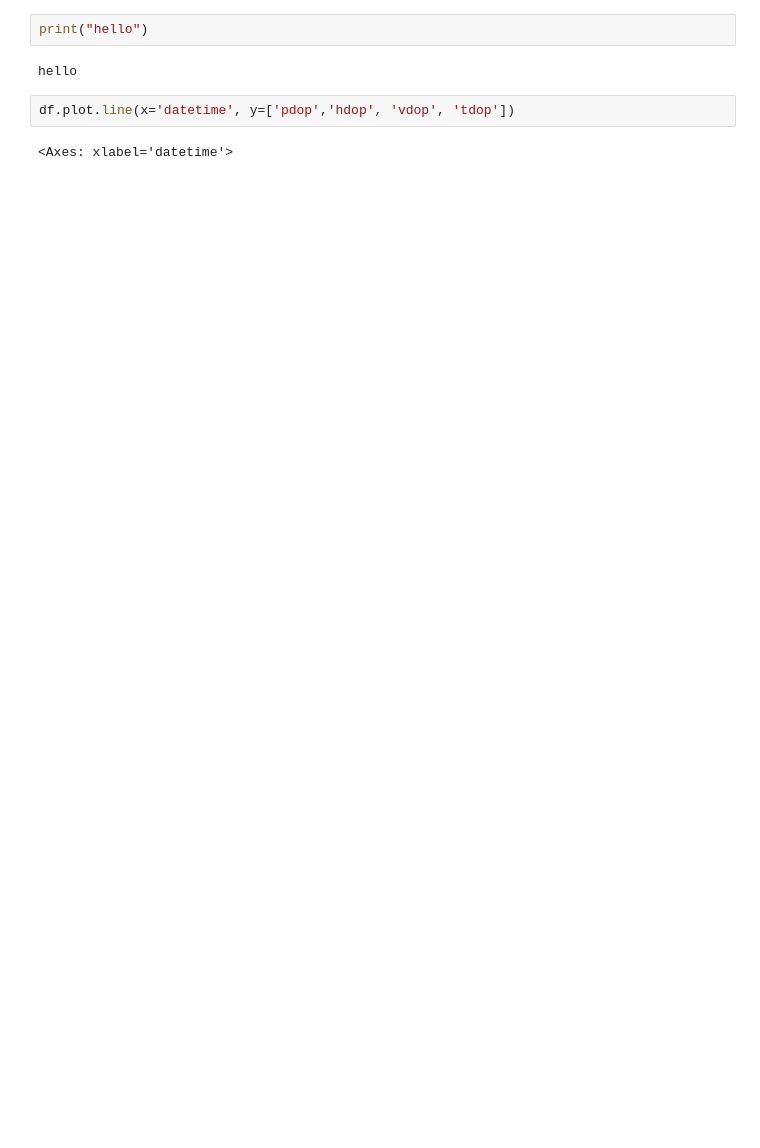
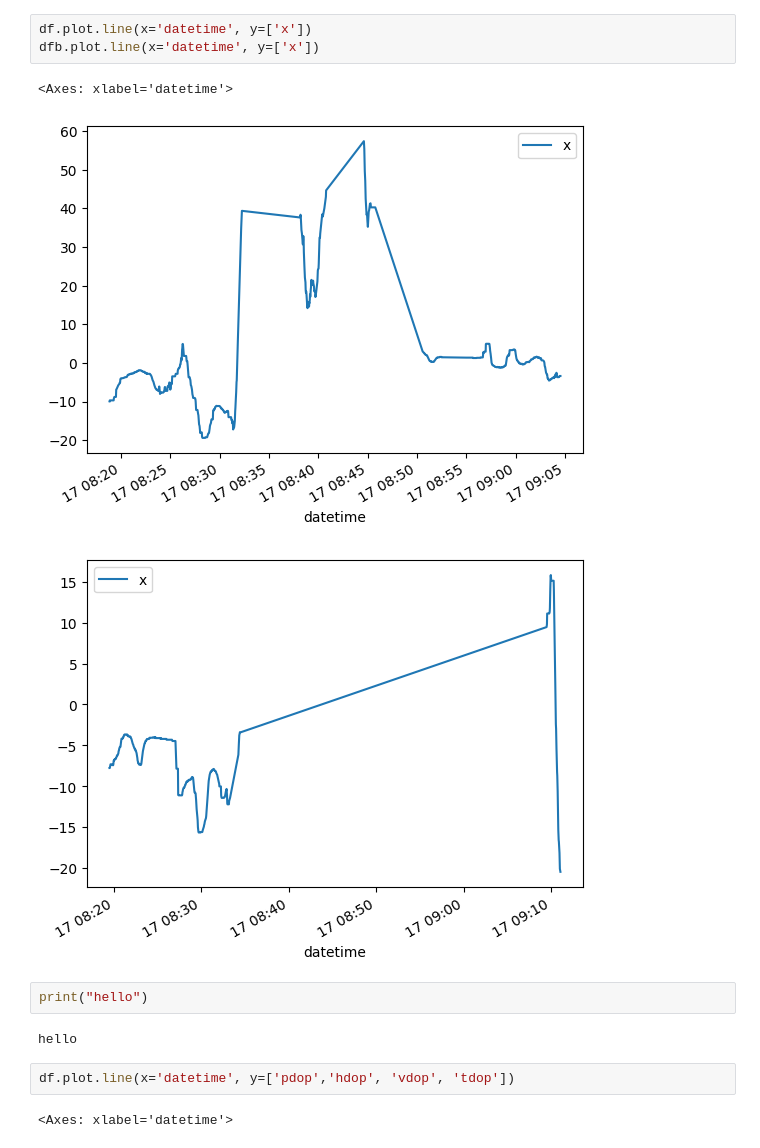
Before and after one commit to msaunby/spresense-projects, a Jupyter notebook: python-code/read-both.ipynb, the cells around one changed output. Saved outputs shown, nothing was run; the diff lists cells and outputs as text; blank space fills up the shorter version.

```diff
--- a/python-code/read-both.ipynb
+++ b/python-code/read-both.ipynb
@@ -63,3 +64,10 @@ dfb.plot(ax=ax, x='datetime', y=['x'])
+# %%
+df.plot.line(x='datetime', y=['x'])
+dfb.plot.line(x='datetime', y=['x'])
+# %% [output]
+<Axes: xlabel='datetime'>
+[figure, added]
+[figure, added]
 # %%
 print("hello")
 # %% [output]
```
Also changed, not shown: parts of 4 cells of this notebook, 1 other file.
